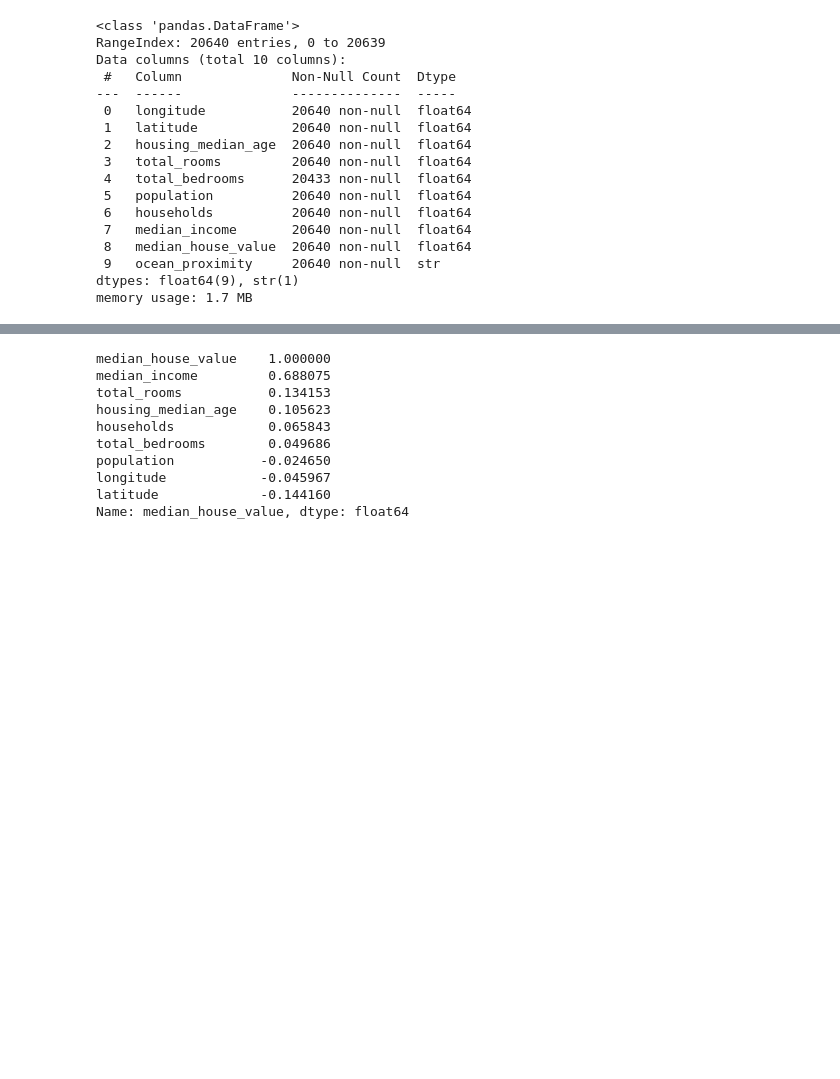
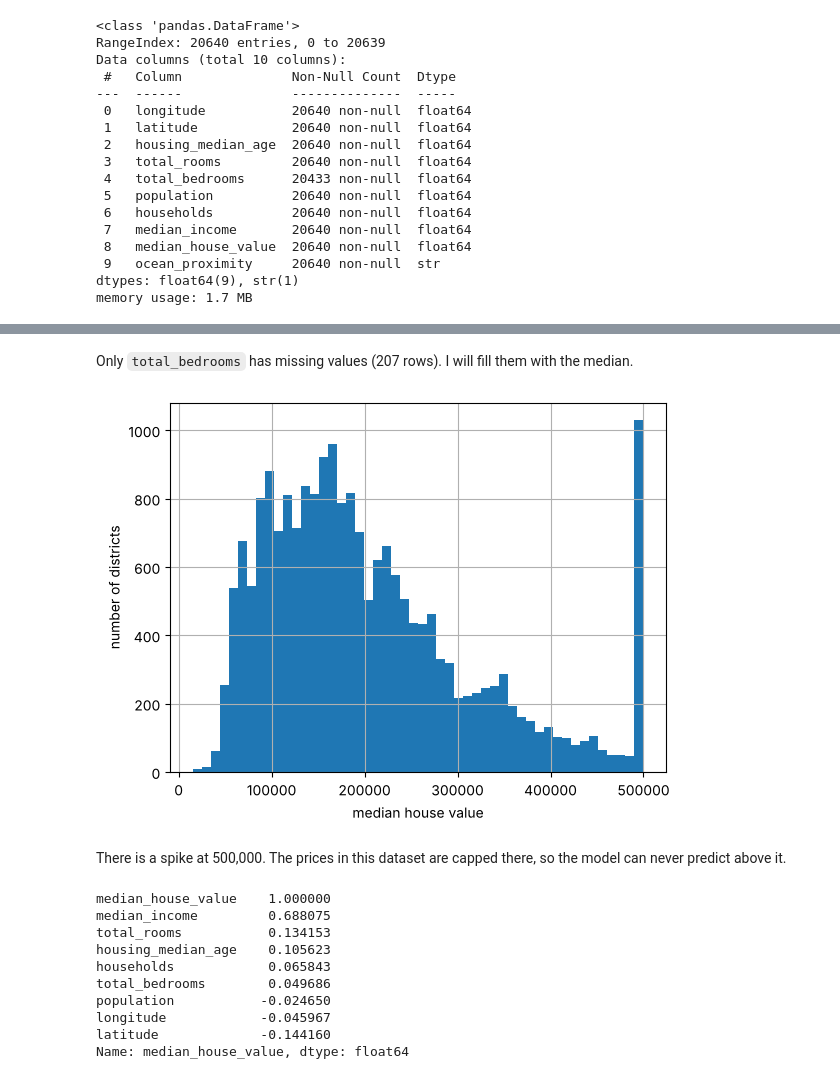
Before and after one commit to jagadeshwar2007/ACM_task, a Jupyter notebook: task_06_housing_price_predictor/housing_price_predictor.ipynb, the cells around one changed output, grey strips where cells are left out. Drawn from its saved outputs; the diff is of its cells as text; code cells hidden in the pictures; blank space fills up the shorter version.

```diff
--- a/task_06_housing_price_predictor/housing_price_predictor.ipynb
+++ b/task_06_housing_price_predictor/housing_price_predictor.ipynb
@@ -10,23 +6,16 @@ Dataset: California Housing (1990 census), 20,640 districts — `data/housing.cs
 # %%
-import os
 import numpy as np
 import pandas as pd
 import matplotlib.pyplot as plt
-import seaborn as sns
 import joblib
 
-from sklearn.model_selection import train_test_split, cross_val_score
+from sklearn.model_selection import train_test_split
 from sklearn.pipeline import Pipeline
 from sklearn.compose import ColumnTransformer
 from sklearn.preprocessing import StandardScaler, OneHotEncoder
 from sklearn.impute import SimpleImputer
+from sklearn.linear_model import LinearRegression
 from sklearn.tree import DecisionTreeRegressor
 from sklearn.ensemble import RandomForestRegressor
-from sklearn.linear_model import LinearRegression
 from sklearn.metrics import mean_squared_error, mean_absolute_error, r2_score
-
-RANDOM_STATE = 42
-os.makedirs("outputs", exist_ok=True)
-os.makedirs("model", exist_ok=True)
-sns.set_theme(style="whitegrid")
 # %% [markdown]
@@ -110 +69,12 @@ plt.tight_layout(); plt.savefig("outputs/eda.png", dpi=120); plt.show()
+# %% [markdown]
+Only `total_bedrooms` has missing values (207 rows). I will fill them with the median.
+# %%
+df["median_house_value"].hist(bins=50)
+plt.xlabel("median house value")
+plt.ylabel("number of districts")
+plt.show()
+# %% [output]
+[figure, added]
+# %% [markdown]
+There is a spike at 500,000. The prices in this dataset are capped there, so the model can never predict above it.
 # %%
```
Also changed, not shown: parts of 35 cells of this notebook, 27 other files.
